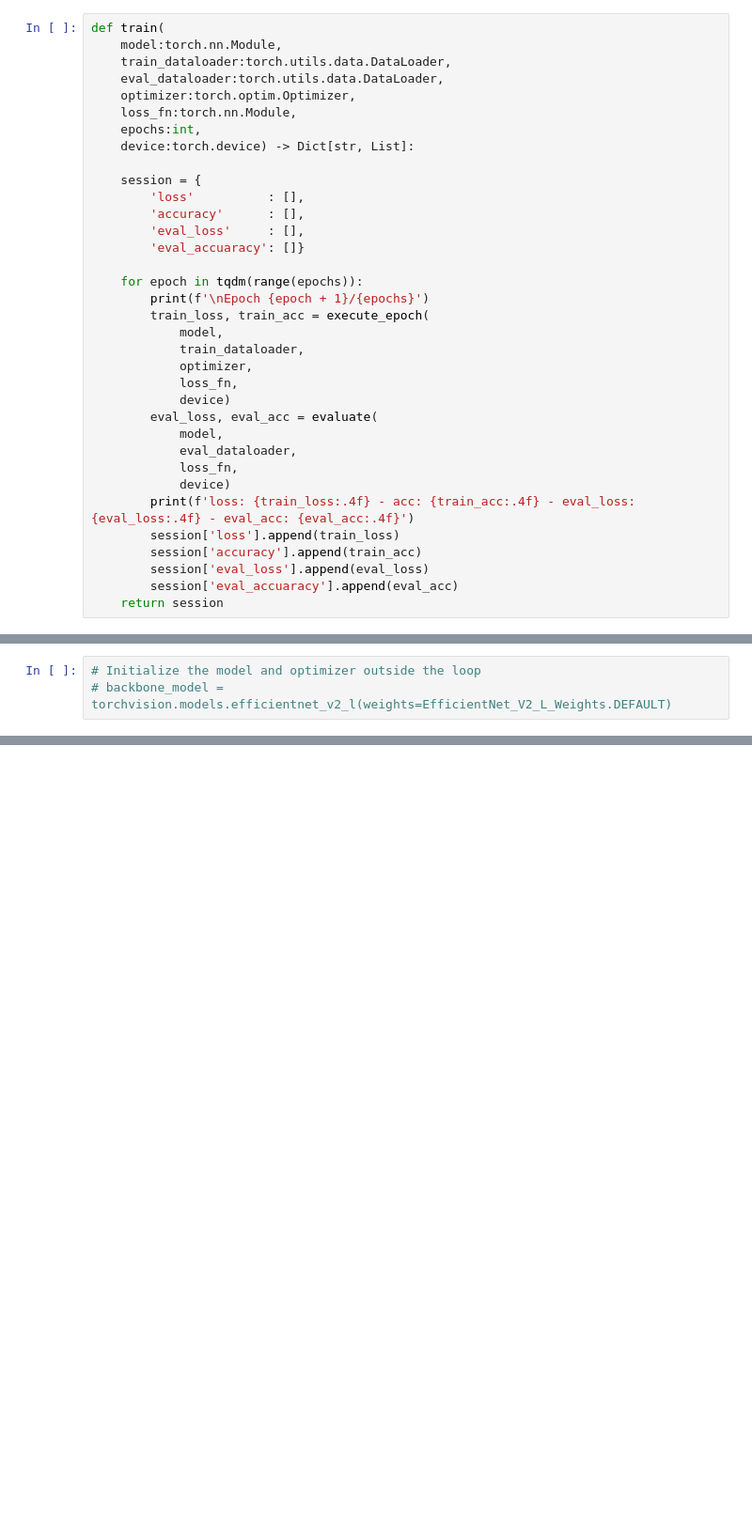
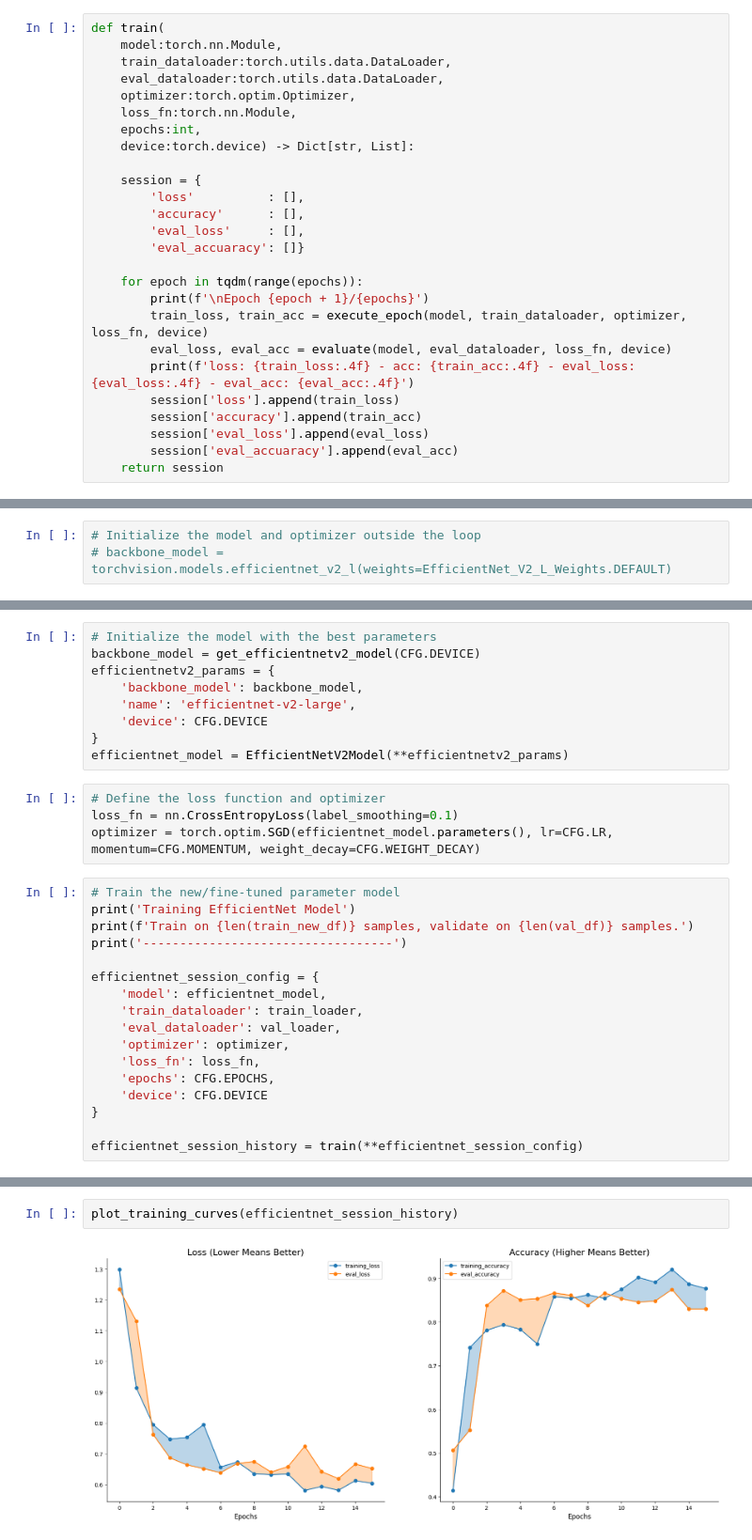
Before and after one commit to helenxtian/brain-tumor-project, a Jupyter notebook: P4_evaluation.ipynb, the cells around one changed output, grey strips where cells are left out. Shown: that part at 94% size. Cells and saved outputs as stored; diff of their text form; blank space fills up the shorter version.

Commit message:
p4 parameter tuning done

```diff
--- a/P4_evaluation.ipynb
+++ b/P4_evaluation.ipynb
@@ -324,17 +324,8 @@ def train(
 
     for epoch in tqdm(range(epochs)):
         print(f'\nEpoch {epoch + 1}/{epochs}')
-        train_loss, train_acc = execute_epoch(
-            model,
-            train_dataloader,
-            optimizer,
-            loss_fn,
-            device)
-        eval_loss, eval_acc = evaluate(
-            model,
-            eval_dataloader,
-            loss_fn,
-            device)
+        train_loss, train_acc = execute_epoch(model, train_dataloader, optimizer, loss_fn, device)
+        eval_loss, eval_acc = evaluate(model, eval_dataloader, loss_fn, device)
         print(f'loss: {train_loss:.4f} - acc: {train_acc:.4f} - eval_loss: {eval_loss:.4f} - eval_acc: {eval_acc:.4f}')
         session['loss'].append(train_loss)
         session['accuracy'].append(train_acc)
@@ -656,0 +736,30 @@ grid_search.get_params().keys()
+# %%
+# Initialize the model with the best parameters
+backbone_model = get_efficientnetv2_model(CFG.DEVICE)
+efficientnetv2_params = {
+    'backbone_model': backbone_model,
+    'name': 'efficientnet-v2-large',
+    'device': CFG.DEVICE
+}
+efficientnet_model = EfficientNetV2Model(**efficientnetv2_params)
+# %%
+# Define the loss function and optimizer
+loss_fn = nn.CrossEntropyLoss(label_smoothing=0.1)
+optimizer = torch.optim.SGD(efficientnet_model.parameters(), lr=CFG.LR, momentum=CFG.MOMENTUM, weight_decay=CFG.WEIGHT_DECAY)
+# %%
+# Train the new/fine-tuned parameter model
+print('Training EfficientNet Model')
+print(f'Train on {len(train_new_df)} samples, validate on {len(val_df)} samples.')
+print('----------------------------------')
+
+efficientnet_session_config = {
+    'model': efficientnet_model,
+    'train_dataloader': train_loader,
+    'eval_dataloader': val_loader,
+    'optimizer': optimizer,
+    'loss_fn': loss_fn,
+    'epochs': CFG.EPOCHS,
+    'device': CFG.DEVICE
+}
+
+efficientnet_session_history = train(**efficientnet_session_config)
@@ -656,0 +796,4 @@ grid_search.get_params().keys()
+# %%
+plot_training_curves(efficientnet_session_history)
+# %% [output]
+[figure, added]
```
Also changed, not shown: parts of 19 cells of this notebook, 1 other file.
